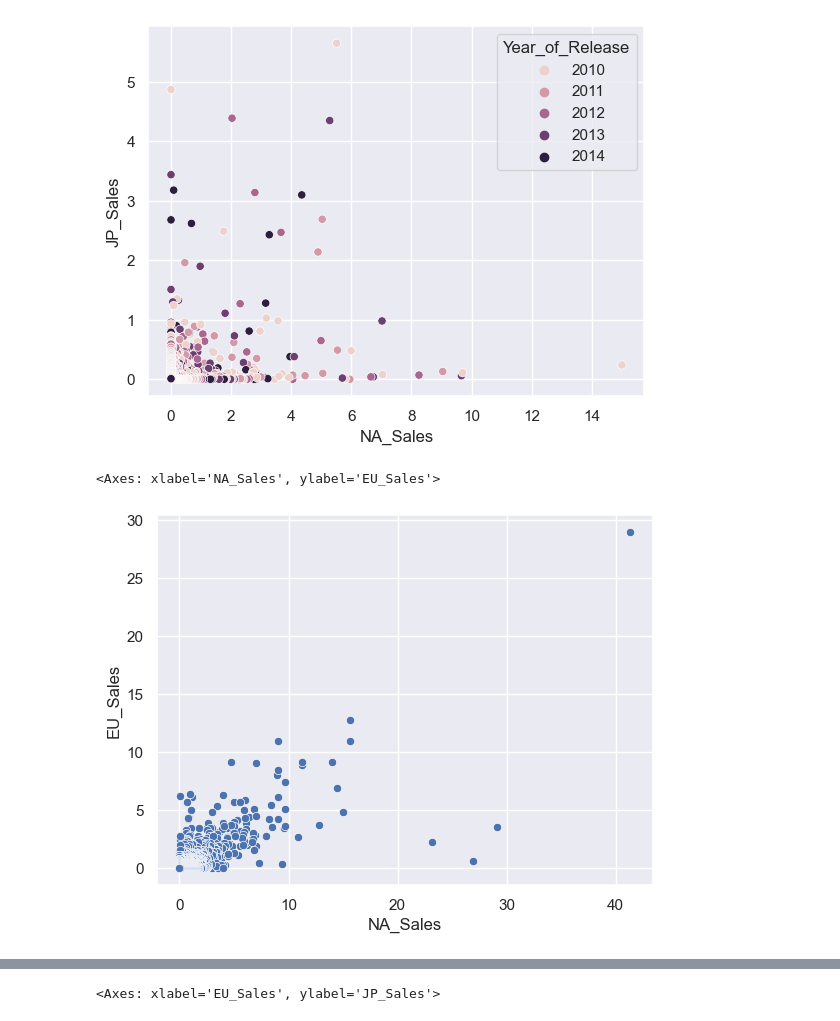
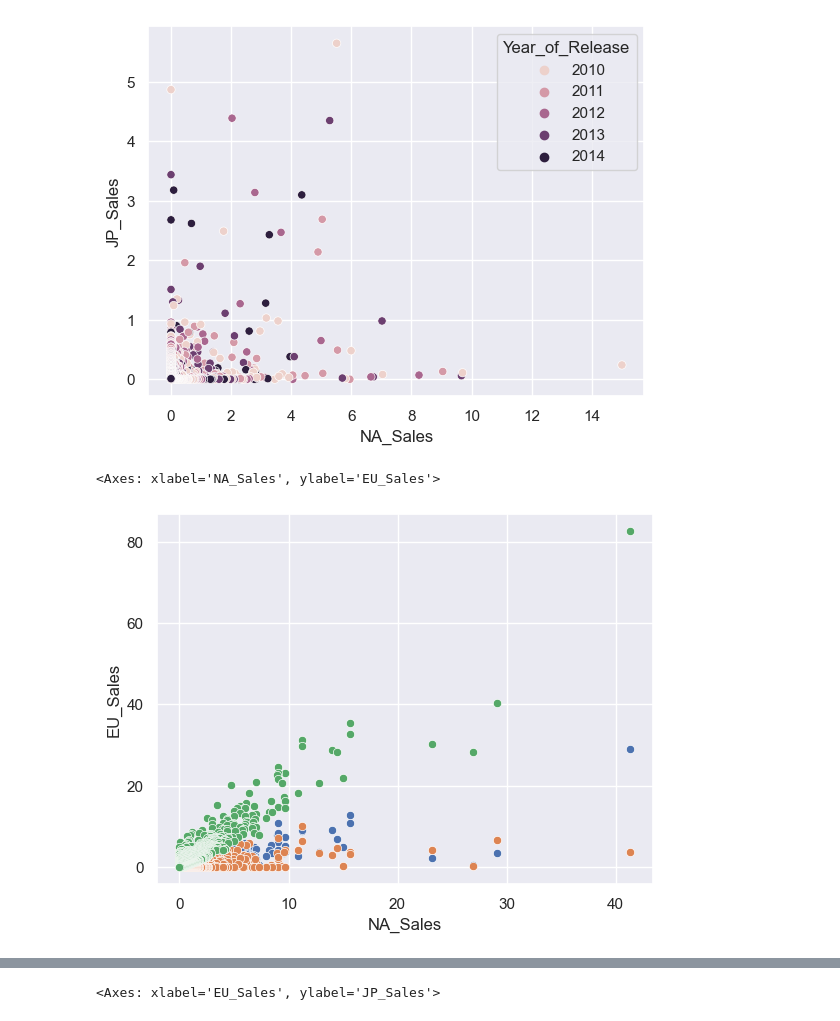
Before and after one commit to izazaka/Data, a Jupyter notebook: CA1 - Data Visualisation.ipynb, the cells around one changed output, grey strips where cells are left out. Drawn from its saved outputs; the diff is of its cells as text; code cells hidden in the pictures.

```diff
--- a/CA1 - Data Visualisation.ipynb
+++ b/CA1 - Data Visualisation.ipynb
@@ -266,6 +244,10 @@ sns.scatterplot(data = vg_1014, x = "NA_Sales", y = "JP_Sales",
 [figure]
 # %%
 sns.scatterplot(data = vg, x = "NA_Sales", y = "EU_Sales")
+
+sns.scatterplot(data = vg, x = "NA_Sales", y = "JP_Sales")
+
+sns.scatterplot(data = vg, x = "NA_Sales", y = "Global_Sales")
 # %% [output]
 <Axes: xlabel='NA_Sales', ylabel='EU_Sales'>
-[figure, old version]
+[figure, new version]
```
Also changed, not shown: parts of 22 cells of this notebook.
